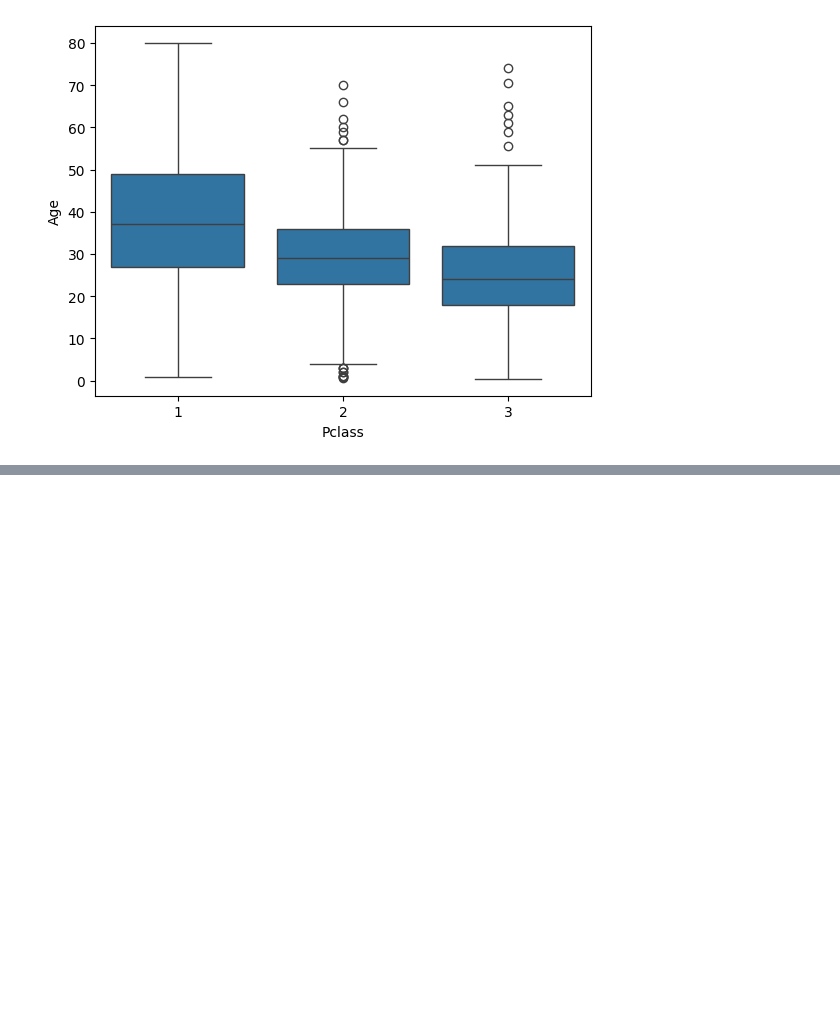
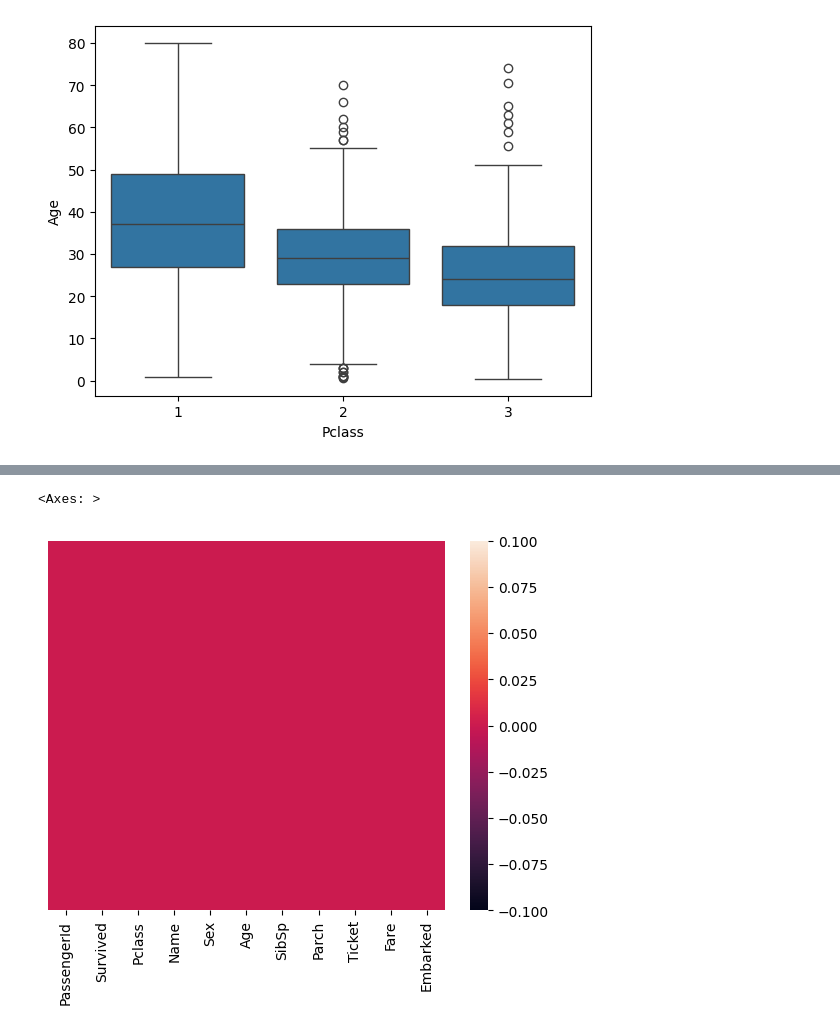
Before and after one commit to tusharx0809/machine-learning, a Jupyter notebook: logistic-regression.ipynb, the cells around one changed output, grey strips where cells are left out. Drawn from its saved outputs; the diff is of its cells as text; code cells hidden in the pictures; blank space fills up the shorter version.

Commit message:
null-values-removed

```diff
--- a/logistic-regression.ipynb
+++ b/logistic-regression.ipynb
@@ -121,3 +121,10 @@ titanic_data.head(5)
 | 2 | 3 | 1 | 3 | Heikkinen, Miss. Laina | female | 26.0 | 0 | 0 | STON/O2. 3101282 | 7.9250 | ... |
 | 3 | 4 | 1 | 1 | Futrelle, Mrs. Jacques Heath (Lil... | female | 35.0 | 1 | 0 | 113803 | 53.1000 | ... |
 | 4 | 5 | 0 | 3 | Allen, Mr. William Henry | male | 35.0 | 0 | 0 | 373450 | 8.0500 | ... |
+# %%
+titanic_data.dropna(inplace=True)
+# %%
+sns.heatmap(titanic_data.isnull(), yticklabels=False) #this heatmap shows if all null values are removed
+# %% [output]
+<Axes: >
+[figure, added]
```
Also changed, not shown: parts of 1 cell of this notebook.
